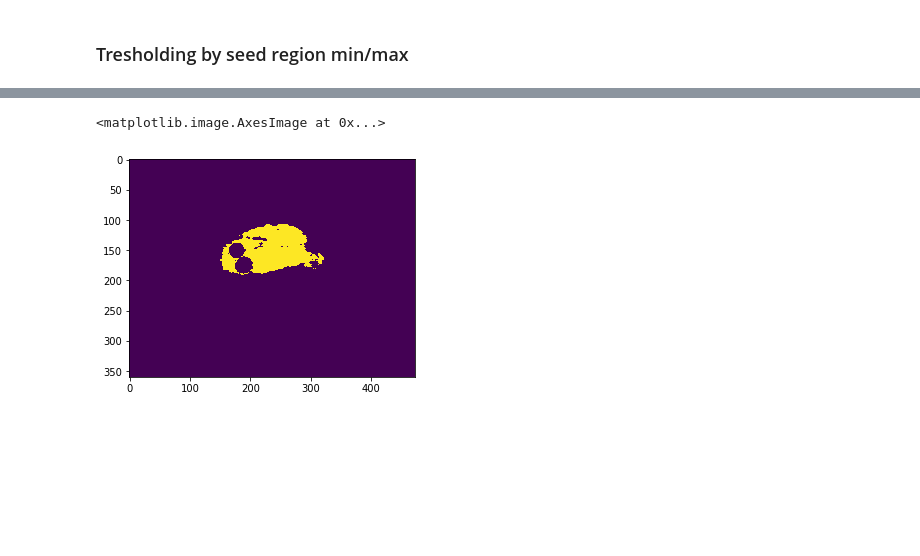
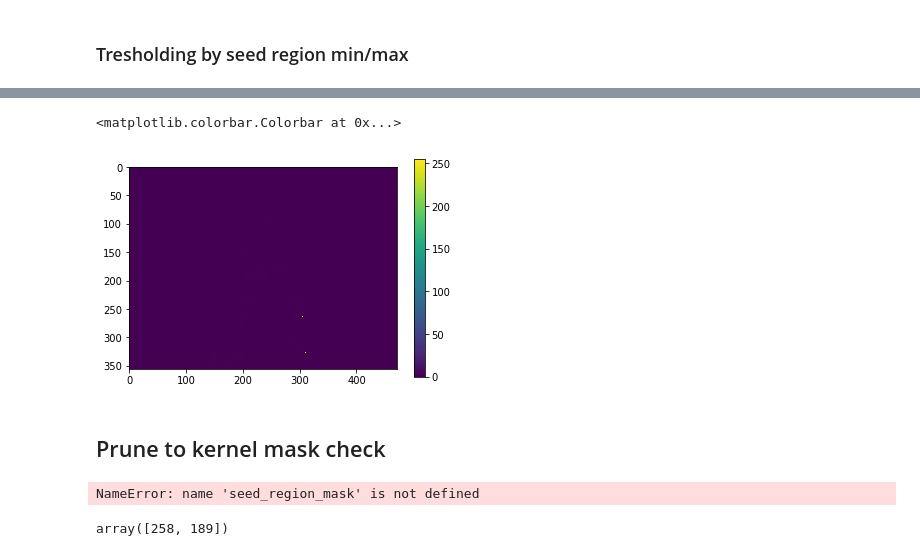
Before and after one commit to penn-ultrasound-research-laboratory/Deep-Ultrasound-Classification, a Jupyter notebook: _notebooks/LeakPluggingCary.ipynb, the cells around one changed output, grey strips where cells are left out. Drawn from its saved outputs; the diff is of its cells as text; code cells hidden in the pictures; blank space fills up the shorter version.

```diff
--- a/_notebooks/LeakPluggingCary.ipynb
+++ b/_notebooks/LeakPluggingCary.ipynb
@@ -285,5 +237,39 @@ for radius in range(MAX_RADIUS, MIN_RADIUS-1, -1):
-# %%
-plt.imshow(radius_grown - as_binary_mask(composite_leak))
-# %% [output]
-<matplotlib.image.AxesImage at 0x...>
-[figure, removed]
+# %%
+plt.imshow(plugged_growth)
+plt.colorbar()
+# %% [output]
+<matplotlib.colorbar.Colorbar at 0x...>
+[figure, added]
+# %% [markdown]
+## Prune to kernel mask check
+# %%
+radius_19 = iterate_until_stop_growing_exponential_backoff(
+    np.copy(seed_region_mask),
+    grow_region,
+    seed_range_thresholded_image,
+    disk_kernel(19),
+    iters_per_round = 3)
+print(np.count_nonzero(radius_19))
+
+radius_20 = iterate_until_stop_growing_exponential_backoff(
+    np.copy(seed_region_mask),
+    grow_region,
+    seed_range_thresholded_image,
+    disk_kernel(20),
+    iters_per_round = 3)
+print(np.count_nonzero(radius_20))
+
+plt.figure()
+plt.imshow(((radius_19 - radius_20) > 0).astype(np.uint8))
+print(np.count_nonzero(radius_19 - radius_20))
+plt.colorbar()
+plt.figure()
+plt.imshow(prune_mask_to_kernel_radius(radius_19 - radius_20, 19))
+print(np.count_nonzero(prune_mask_to_kernel_radius(radius_19 - radius_20, 19)))
+plt.colorbar()
+# %% [output]
+NameError: name 'seed_region_mask' is not defined
+# %%
+seed_pt
+# %% [output]
+array([258, 189])
```
Also changed, not shown: parts of 8 cells of this notebook.
